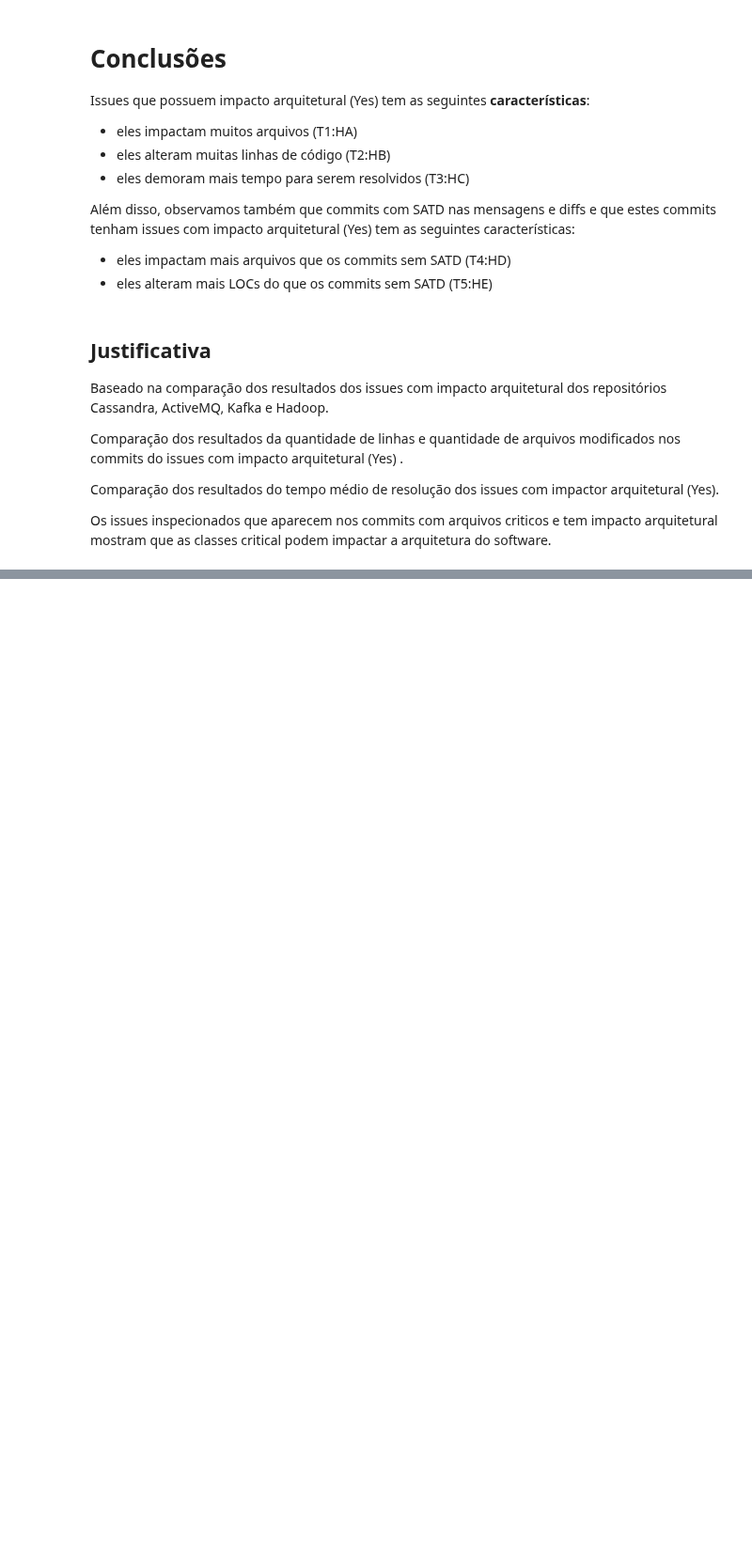
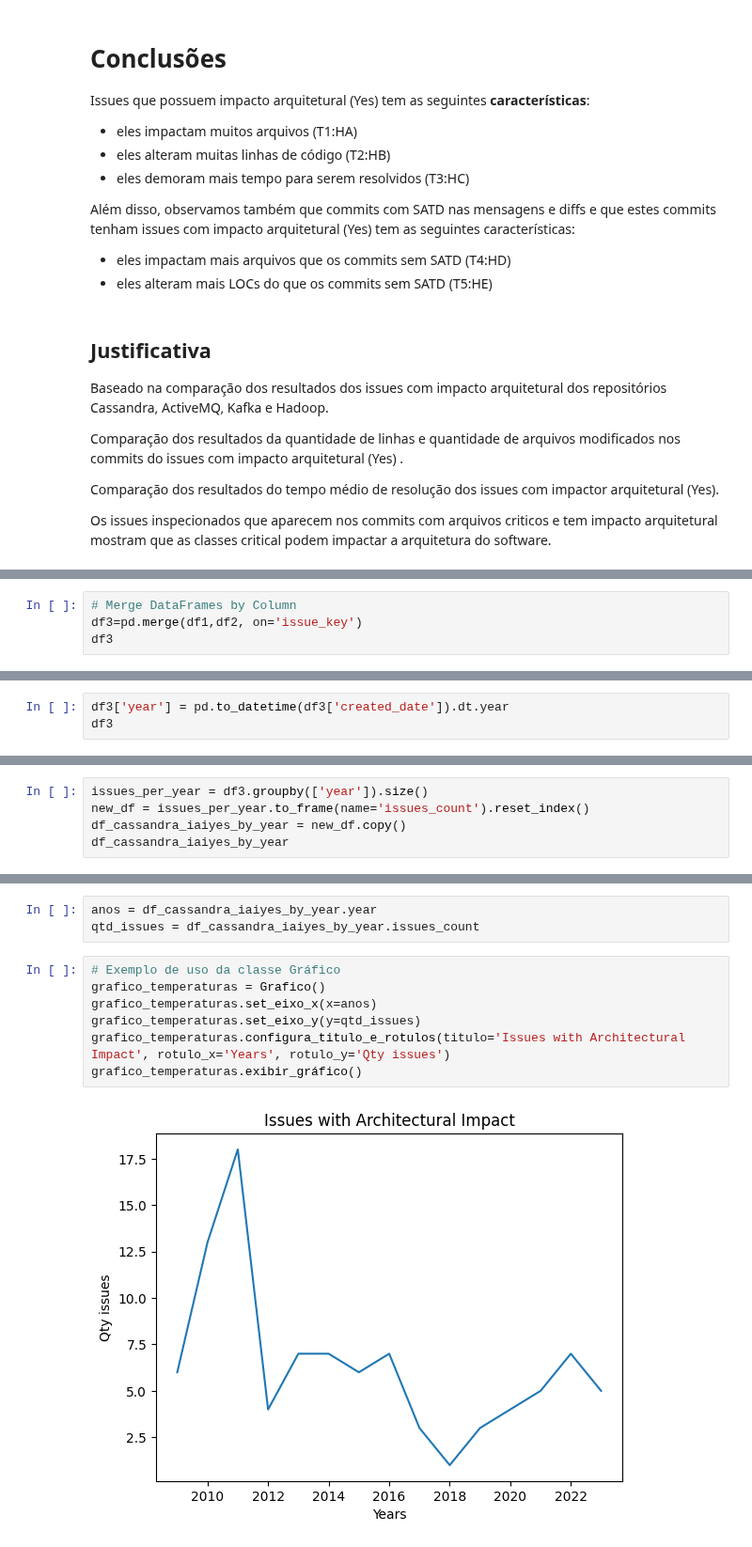
Before and after one commit to armandossrecife/my_validation, a Jupyter notebook: my_comparison.ipynb, the cells around one changed output, grey strips where cells are left out. Shown at 94% size. Drawn from its saved outputs; the diff is of its cells as text; blank space fills up the shorter version.

```diff
--- a/my_comparison.ipynb
+++ b/my_comparison.ipynb
@@ -1924,0 +1966,4 @@ Os issues inspecionados que aparecem nos commits com arquivos criticos e tem imp
+# %%
+# Merge DataFrames by Column
+df3=pd.merge(df1,df2, on='issue_key')
+df3
@@ -1924,0 +1984,3 @@ Os issues inspecionados que aparecem nos commits com arquivos criticos e tem imp
+# %%
+df3['year'] = pd.to_datetime(df3['created_date']).dt.year
+df3
@@ -1924,0 +2001,5 @@ Os issues inspecionados que aparecem nos commits com arquivos criticos e tem imp
+# %%
+issues_per_year = df3.groupby(['year']).size()
+new_df = issues_per_year.to_frame(name='issues_count').reset_index()
+df_cassandra_iaiyes_by_year = new_df.copy()
+df_cassandra_iaiyes_by_year
@@ -1924,0 +2060,12 @@ Os issues inspecionados que aparecem nos commits com arquivos criticos e tem imp
+# %%
+anos = df_cassandra_iaiyes_by_year.year
+qtd_issues = df_cassandra_iaiyes_by_year.issues_count
+# %%
+# Exemplo de uso da classe Gráfico
+grafico_temperaturas = Grafico()
+grafico_temperaturas.set_eixo_x(x=anos)
+grafico_temperaturas.set_eixo_y(y=qtd_issues)
+grafico_temperaturas.configura_titulo_e_rotulos(titulo='Issues with Architectural Impact', rotulo_x='Years', rotulo_y='Qty issues')
+grafico_temperaturas.exibir_gráfico()
+# %% [output]
+[figure, added]
```
Also changed, not shown: parts of 10 cells of this notebook.
